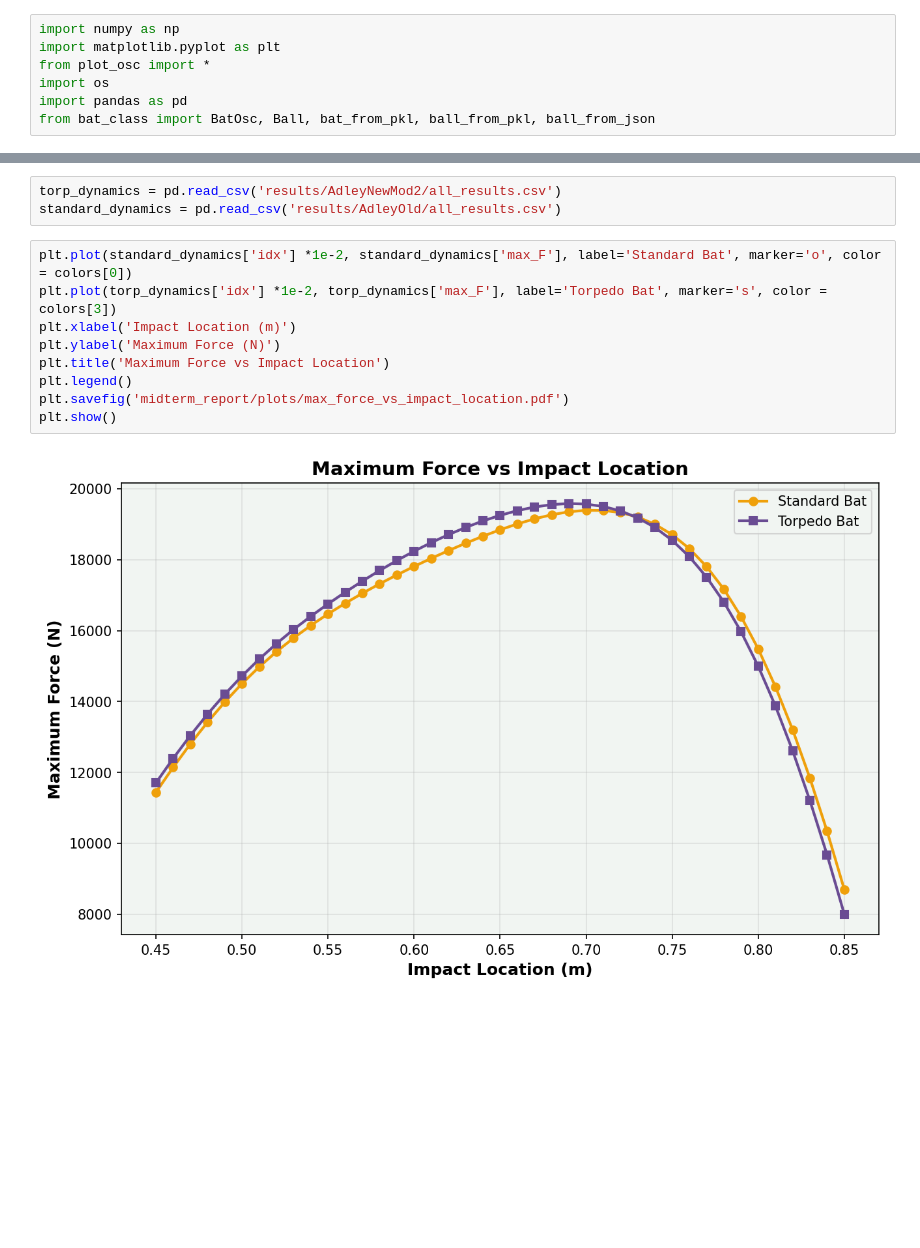
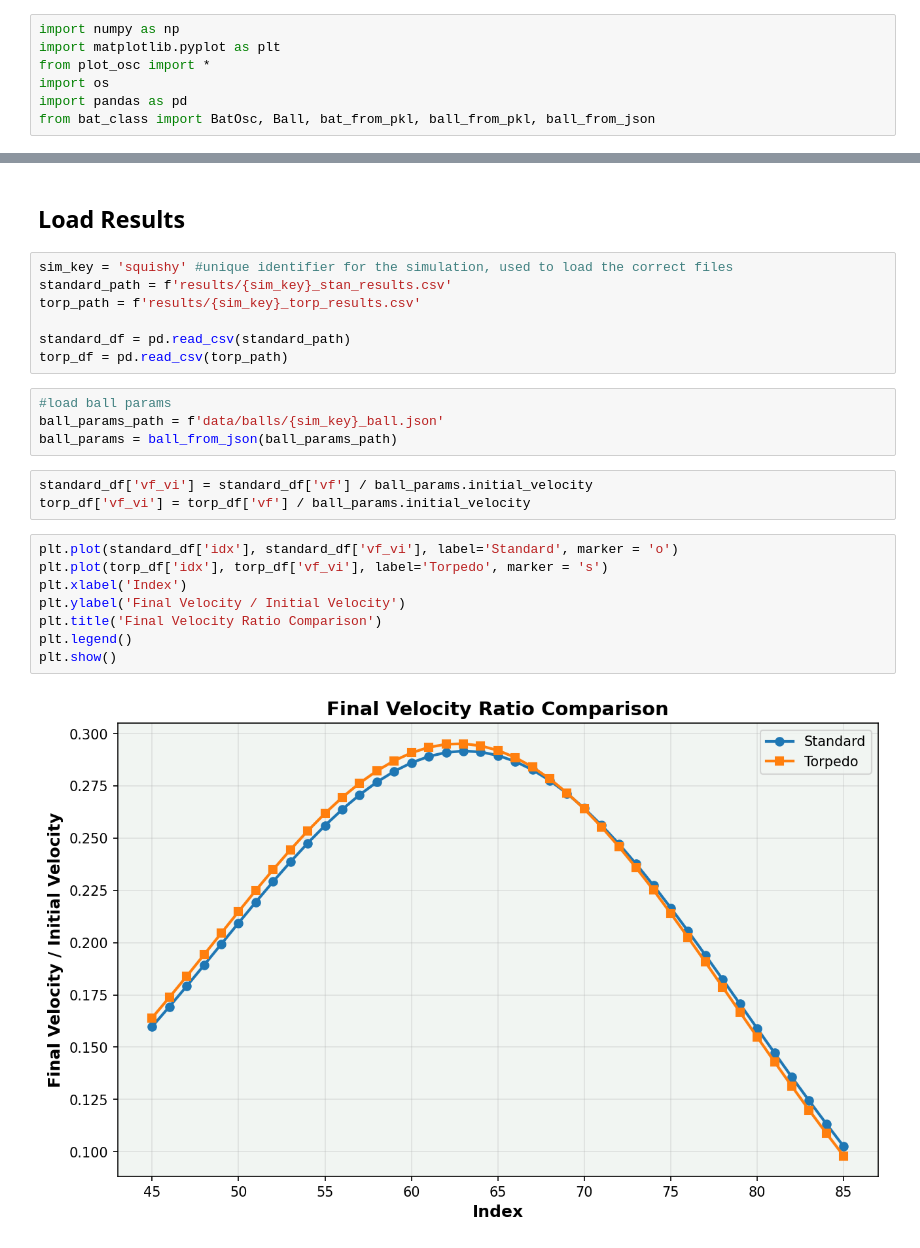
Before and after one commit to navawolfish/bat-ball-collision-model, a Jupyter notebook: SimulationAnalysis.ipynb, the cells around one changed output, grey strips where cells are left out. Saved outputs shown, nothing was run; the diff lists cells and outputs as text; blank space fills up the shorter version.

```diff
--- a/SimulationAnalysis.ipynb
+++ b/SimulationAnalysis.ipynb
@@ -85,14 +12,26 @@ Difference in max exit velocity between torpedo and standard bat: 0.68 mph
-# %%
-torp_dynamics = pd.read_csv('results/AdleyNewMod2/all_results.csv')
-standard_dynamics = pd.read_csv('results/AdleyOld/all_results.csv')
+# %% [markdown]
+## **Load Results**
+# %%
+sim_key = 'squishy' #unique identifier for the simulation, used to load the correct files
+standard_path = f'results/{sim_key}_stan_results.csv'
+torp_path = f'results/{sim_key}_torp_results.csv'
+
+standard_df = pd.read_csv(standard_path)
+torp_df = pd.read_csv(torp_path)
+# %%
+#load ball params
+ball_params_path = f'data/balls/{sim_key}_ball.json'
+ball_params = ball_from_json(ball_params_path)
+# %%
+standard_df['vf_vi'] = standard_df['vf'] / ball_params.initial_velocity
+torp_df['vf_vi'] = torp_df['vf'] / ball_params.initial_velocity
 # %%
-plt.plot(standard_dynamics['idx'] *1e-2, standard_dynamics['max_F'], label='Standard Bat', marker='o', color = colors[0])
-plt.plot(torp_dynamics['idx'] *1e-2, torp_dynamics['max_F'], label='Torpedo Bat', marker='s', color = colors[3])
-plt.xlabel('Impact Location (m)')
-plt.ylabel('Maximum Force (N)')
-plt.title('Maximum Force vs Impact Location')
+plt.plot(standard_df['idx'], standard_df['vf_vi'], label='Standard', marker = 'o')
+plt.plot(torp_df['idx'], torp_df['vf_vi'], label='Torpedo', marker = 's')
+plt.xlabel('Index')
+plt.ylabel('Final Velocity / Initial Velocity')
+plt.title('Final Velocity Ratio Comparison')
 plt.legend()
-plt.savefig('midterm_report/plots/max_force_vs_impact_location.pdf')
 plt.show()
 # %% [output]
-[figure, old version]
+[figure, new version]
```
Also changed, not shown: parts of 10 cells of this notebook, 13 other files.
